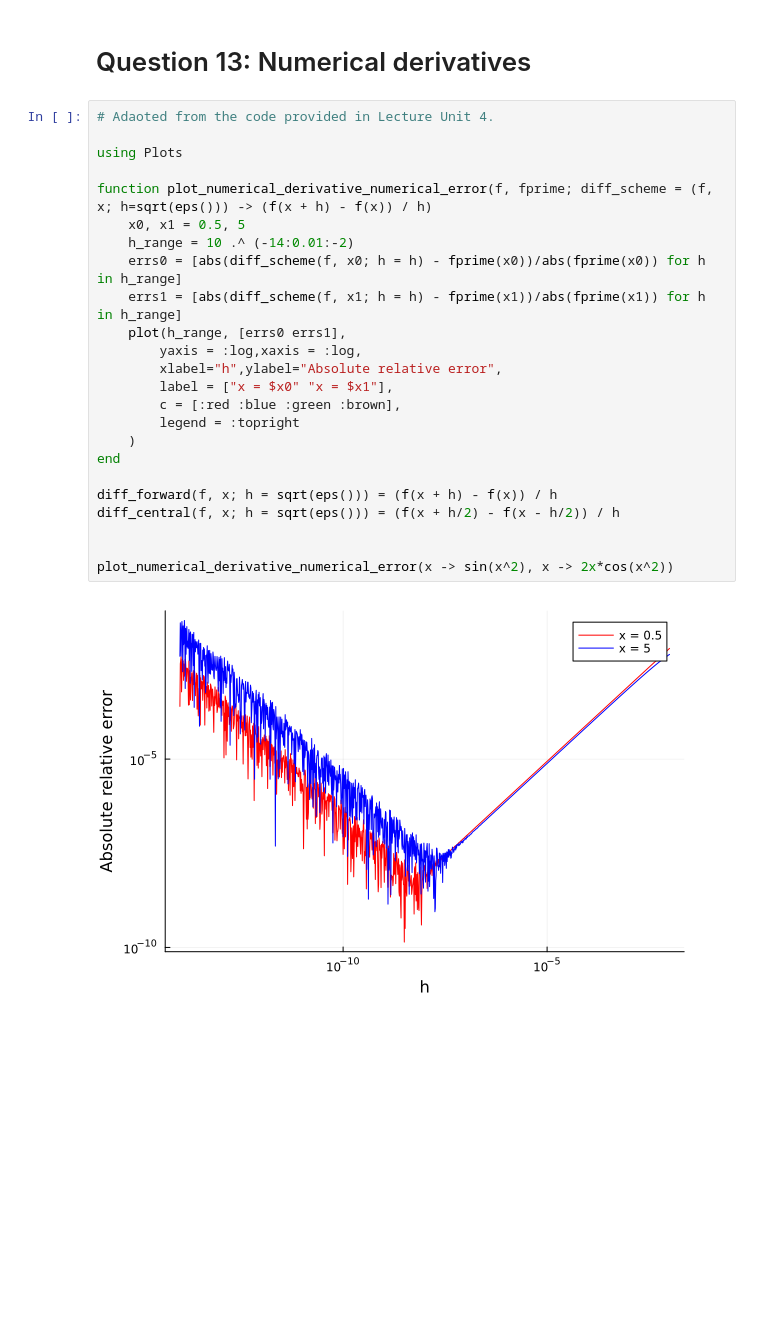
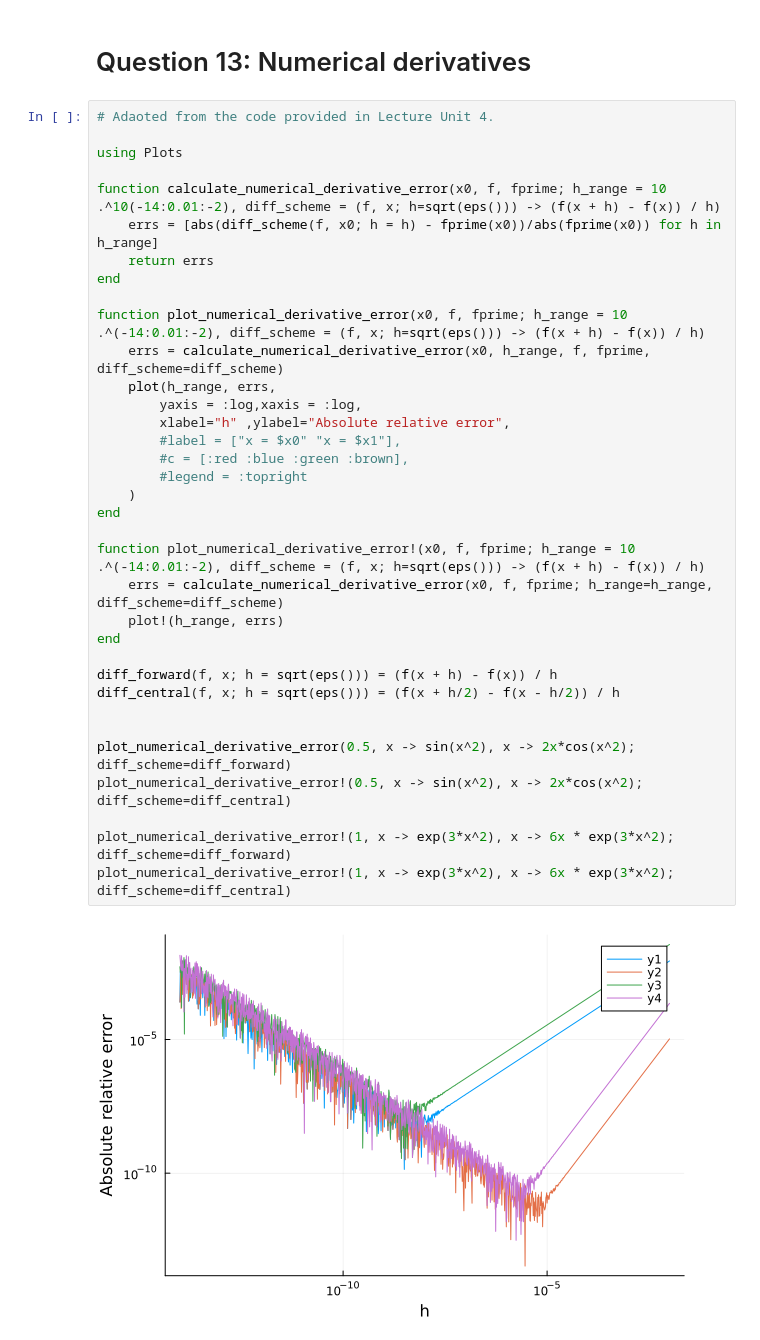
Before and after one commit to MiiKaa3/Julia-Codespaces, a Jupyter notebook: dev/BigHW_Q13.ipynb, the cells around one changed output. Cells and saved outputs as stored; diff of their text form; blank space fills up the shorter version.

```diff
--- a/dev/BigHW_Q13.ipynb
+++ b/dev/BigHW_Q13.ipynb
@@ -3,26 +3,37 @@
 # %%
 # Adaoted from the code provided in Lecture Unit 4.
 
 using Plots
 
-function plot_numerical_derivative_numerical_error(f, fprime; diff_scheme = (f, x; h=sqrt(eps())) -> (f(x + h) - f(x)) / h)
-    x0, x1 = 0.5, 5
-    h_range = 10 .^ (-14:0.01:-2)
-    errs0 = [abs(diff_scheme(f, x0; h = h) - fprime(x0))/abs(fprime(x0)) for h in h_range]
-    errs1 = [abs(diff_scheme(f, x1; h = h) - fprime(x1))/abs(fprime(x1)) for h in h_range]
-    plot(h_range, [errs0 errs1],
+function calculate_numerical_derivative_error(x0, f, fprime; h_range = 10 .^10(-14:0.01:-2), diff_scheme = (f, x; h=sqrt(eps())) -> (f(x + h) - f(x)) / h)
+    errs = [abs(diff_scheme(f, x0; h = h) - fprime(x0))/abs(fprime(x0)) for h in h_range]
+    return errs
+end
+
+function plot_numerical_derivative_error(x0, f, fprime; h_range = 10 .^(-14:0.01:-2), diff_scheme = (f, x; h=sqrt(eps())) -> (f(x + h) - f(x)) / h)
+    errs = calculate_numerical_derivative_error(x0, h_range, f, fprime, diff_scheme=diff_scheme)
+    plot(h_range, errs,
         yaxis = :log,xaxis = :log,
-        xlabel="h",ylabel="Absolute relative error",
-        label = ["x = $x0" "x = $x1"],
-        c = [:red :blue :green :brown],
-        legend = :topright
+        xlabel="h" ,ylabel="Absolute relative error",
+        #label = ["x = $x0" "x = $x1"],
+        #c = [:red :blue :green :brown],
+        #legend = :topright
     )
+end
+
+function plot_numerical_derivative_error!(x0, f, fprime; h_range = 10 .^(-14:0.01:-2), diff_scheme = (f, x; h=sqrt(eps())) -> (f(x + h) - f(x)) / h)
+    errs = calculate_numerical_derivative_error(x0, f, fprime; h_range=h_range, diff_scheme=diff_scheme)
+    plot!(h_range, errs)
 end
 
 diff_forward(f, x; h = sqrt(eps())) = (f(x + h) - f(x)) / h
 diff_central(f, x; h = sqrt(eps())) = (f(x + h/2) - f(x - h/2)) / h
 
 
-plot_numerical_derivative_numerical_error(x -> sin(x^2), x -> 2x*cos(x^2))
+plot_numerical_derivative_error(0.5, x -> sin(x^2), x -> 2x*cos(x^2); diff_scheme=diff_forward)
+plot_numerical_derivative_error!(0.5, x -> sin(x^2), x -> 2x*cos(x^2); diff_scheme=diff_central)
+
+plot_numerical_derivative_error!(1, x -> exp(3*x^2), x -> 6x * exp(3*x^2); diff_scheme=diff_forward)
+plot_numerical_derivative_error!(1, x -> exp(3*x^2), x -> 6x * exp(3*x^2); diff_scheme=diff_central)
 # %% [output]
-[figure, old version]
+[figure, new version]
```
